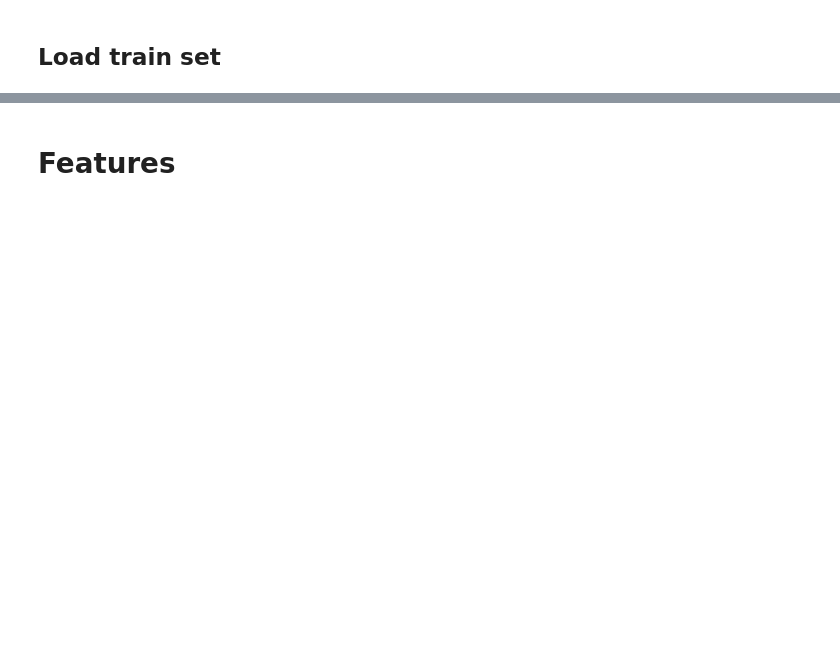
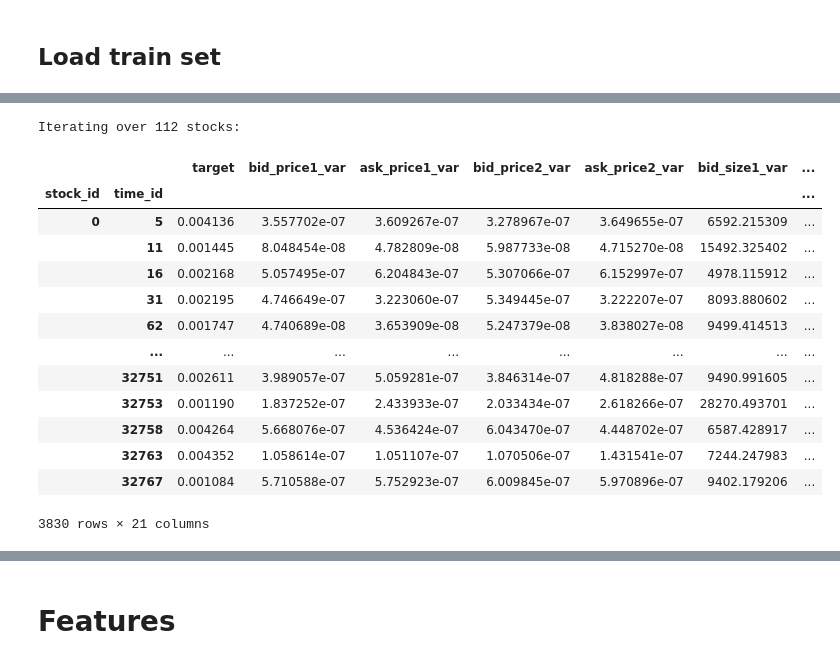
Before and after one commit to ianozsvald/kaggle_optiver_volatility, a Jupyter notebook: notebooks/20210802_light.ipynb, the cells around one changed output, grey strips where cells are left out. Drawn from its saved outputs; the diff is of its cells as text; code cells hidden in the pictures; blank space fills up the shorter version.

```diff
--- a/notebooks/20210802_light.ipynb
+++ b/notebooks/20210802_light.ipynb
@@ -99,0 +207,60 @@ In [7] used 495.7344 MiB RAM in 87.85s, peaked 223.16 MiB above current, total R
+# %%
+def load_data_build_features(stock_id, ROOT, filename, cols, df_target):
+    # filename e.g. book_train.parquet
+    assert isinstance(stock_id, int)
+    df_book_train_stock_X = pd.read_parquet(
+        os.path.join(ROOT, f"{filename}/stock_id={stock_id}")
+    )
+    df_book_train_stock_X["stock_id"] = stock_id
+    df_book_train_stock_X = df_book_train_stock_X.set_index(['stock_id', 'time_id'])
+    #assert df_book_train_stock_X.shape[0] > rows_for_stock_id_0, (df_book_train_stock_X.shape[0], rows_for_stock_id_0)
+
+    #df_book_train_stock_X_gt500 = df_book_train_stock_X.query("seconds_in_bucket>500").copy()
+    #df_realized_vol_per_stock_short500 = add_wap_make_realized_volatility(df_book_train_stock_X_gt500, log_return_name='log_return_gt500sec')
+    #df_book_train_stock_X_gt300 = df_book_train_stock_X.query("seconds_in_bucket>300").copy()
+    #df_realized_vol_per_stock_short300 = add_wap_make_realized_volatility(df_book_train_stock_X_gt300, log_return_name='log_return_gt300sec')
+    make_wap(df_book_train_stock_X, 2) # adds 'wap' column
+    df_realized_vol_per_stock_num2 = make_realized_volatility(df_book_train_stock_X, log_return_name="log_return2")
+    make_wap(df_book_train_stock_X, 1) # adds 'wap' column
+    df_realized_vol_per_stock_num1 = make_realized_volatility(df_book_train_stock_X, log_return_name="log_return1")
+    df_realized_vol_per_stock_num1_linear_weight = make_realized_volatility(df_book_train_stock_X, log_return_name="log_return1_linear_weight", weights='linear')
+    features_var1 = make_features_stats(df_book_train_stock_X, 'var', cols)
+    #print(f"{features_var1.memory_usage().sum() / 1_000_000:0.1f} MB")
+    features_mean1 = make_features_stats(df_book_train_stock_X, 'mean', cols)
+    features_size1 = make_features_stats(df_book_train_stock_X, 'size', cols)
+
+    df_train_stock_X = df_target.query('stock_id == @stock_id')
+    to_merge = [df_train_stock_X, features_var1, features_mean1, features_size1,
+                df_realized_vol_per_stock_num1, df_realized_vol_per_stock_num2, df_realized_vol_per_stock_num1_linear_weight]
+                #df_realized_vol_per_stock_short300, df_realized_vol_per_stock_short500, ]
+    row_lengths = [df.shape[0] for df in to_merge]
+    assert len(set(row_lengths)) == 1, row_lengths # should all be same length
+    train_merged = pd.concat(to_merge, axis=1)
+    return train_merged
+
+print(f'Iterating over {len(stock_ids)} stocks:')
+
+cols = ['bid_price1', 'ask_price1', 'bid_price2', 'ask_price2',]
+cols += ['bid_size1', 'ask_size1', 'bid_size2', 'ask_size2']
+#cols += ['wap', 'wap_numerator', 'wap_denominator']
+
+if True:
+    # test...
+    train_mergedXX = load_data_build_features(0, ROOT, 'book_train.parquet', cols, df_train_all)
+    display(train_mergedXX)
+# %% [output]
+Iterating over 112 stocks:
+|  |  | target | bid_price1_var | ask_price1_var | bid_price2_var | ask_price2_var | bid_size1_var | ... |
+| stock_id | time_id |  |  |  |  |  |  | ... |
+| 0 | 5 | 0.004136 | 3.557702e-07 | 3.609267e-07 | 3.278967e-07 | 3.649655e-07 | 6592.215309 | ... |
+|  | 11 | 0.001445 | 8.048454e-08 | 4.782809e-08 | 5.987733e-08 | 4.715270e-08 | 15492.325402 | ... |
+|  | 16 | 0.002168 | 5.057495e-07 | 6.204843e-07 | 5.307066e-07 | 6.152997e-07 | 4978.115912 | ... |
+|  | 31 | 0.002195 | 4.746649e-07 | 3.223060e-07 | 5.349445e-07 | 3.222207e-07 | 8093.880602 | ... |
+|  | 62 | 0.001747 | 4.740689e-08 | 3.653909e-08 | 5.247379e-08 | 3.838027e-08 | 9499.414513 | ... |
+|  | ... | ... | ... | ... | ... | ... | ... | ... |
+|  | 32751 | 0.002611 | 3.989057e-07 | 5.059281e-07 | 3.846314e-07 | 4.818288e-07 | 9490.991605 | ... |
+|  | 32753 | 0.001190 | 1.837252e-07 | 2.433933e-07 | 2.033434e-07 | 2.618266e-07 | 28270.493701 | ... |
+|  | 32758 | 0.004264 | 5.668076e-07 | 4.536424e-07 | 6.043470e-07 | 4.448702e-07 | 6587.428917 | ... |
+|  | 32763 | 0.004352 | 1.058614e-07 | 1.051107e-07 | 1.070506e-07 | 1.431541e-07 | 7244.247983 | ... |
+|  | 32767 | 0.001084 | 5.710588e-07 | 5.752923e-07 | 6.009845e-07 | 5.970896e-07 | 9402.179206 | ... |
+3830 rows × 21 columns
```
Also changed, not shown: parts of 37 cells of this notebook, 3 other files.
